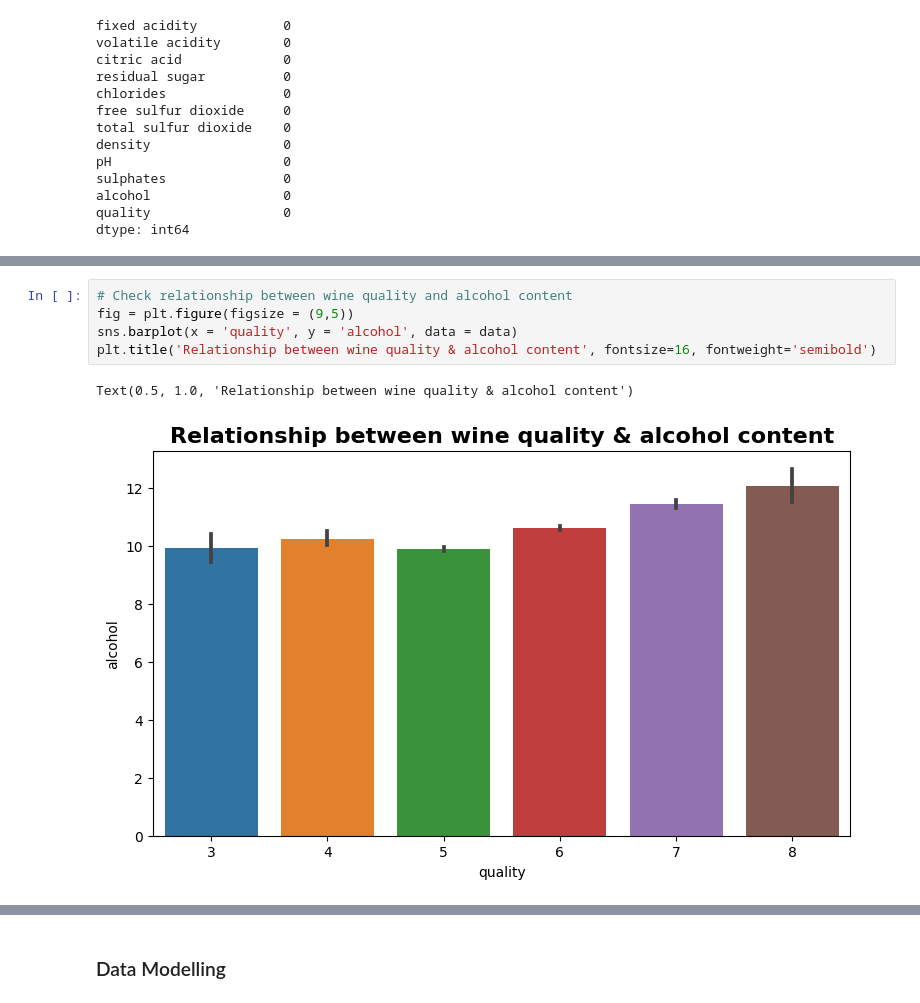
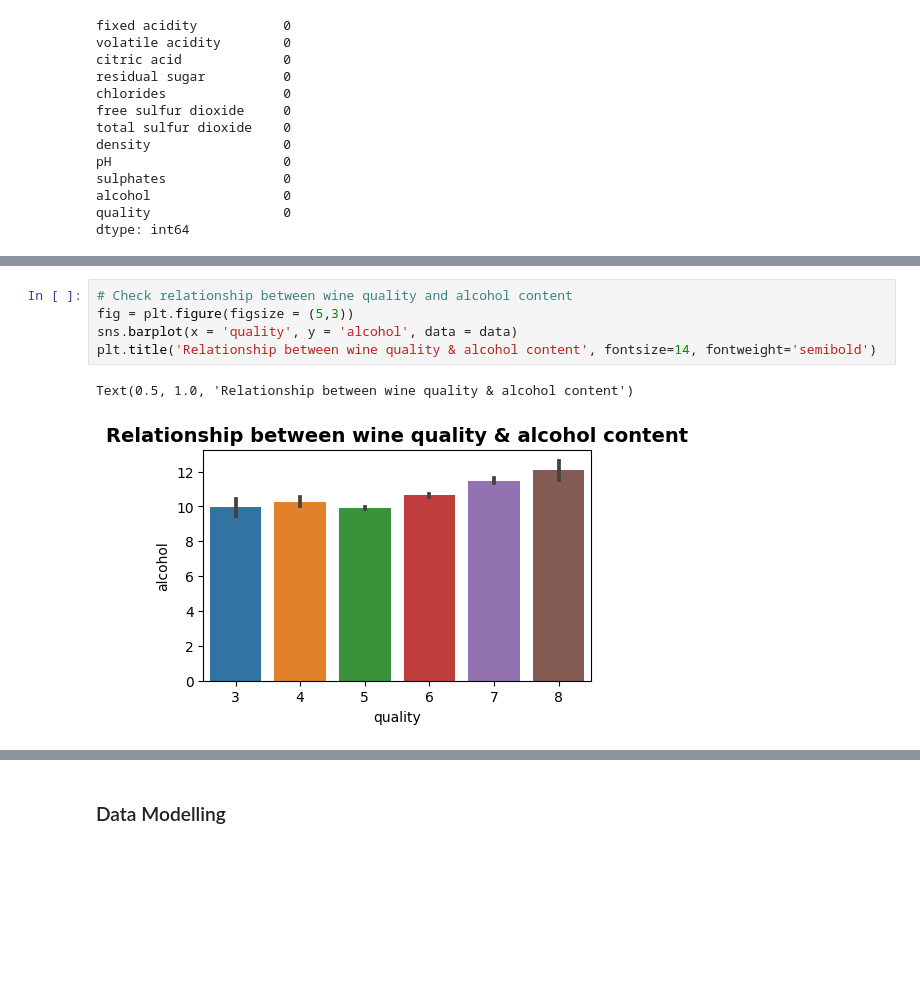
Before and after one commit to Danie-O/machine-learning, a Jupyter notebook: Regression-Algorithms/wine-quality-prediction/Red-Wine-Dataset_EDA-and-Modelling.ipynb, the cells around one changed output, grey strips where cells are left out. Saved outputs shown, nothing was run; the diff lists cells and outputs as text; blank space fills up the shorter version.

```diff
--- a/Regression-Algorithms/wine-quality-prediction/Red-Wine-Dataset_EDA-and-Modelling.ipynb
+++ b/Regression-Algorithms/wine-quality-prediction/Red-Wine-Dataset_EDA-and-Modelling.ipynb
@@ -96,8 +95,8 @@ Text(0.5, 1.0, 'Correlation between wine features')
 # %%
 # Check relationship between wine quality and alcohol content
-fig = plt.figure(figsize = (9,5))
+fig = plt.figure(figsize = (5,3))
 sns.barplot(x = 'quality', y = 'alcohol', data = data)
-plt.title('Relationship between wine quality & alcohol content', fontsize=16, fontweight='semibold')
+plt.title('Relationship between wine quality & alcohol content', fontsize=14, fontweight='semibold')
 # %% [output]
 Text(0.5, 1.0, 'Relationship between wine quality & alcohol content')
-[figure, old version]
+[figure, new version]
```
Also changed, not shown: parts of 11 cells of this notebook.
